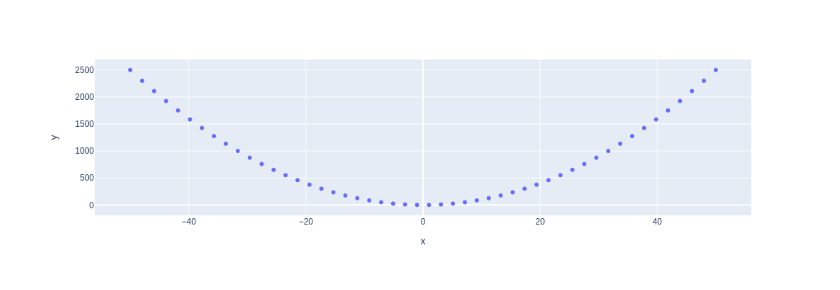
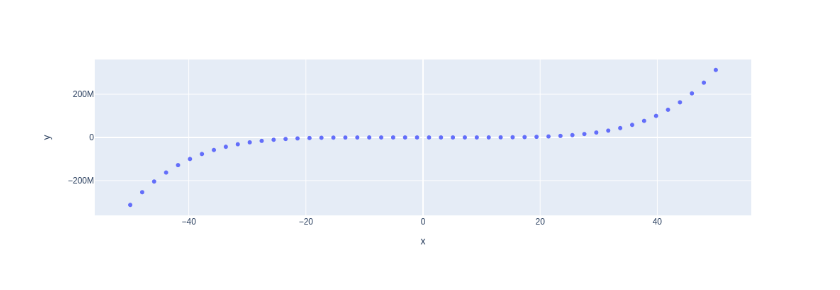
Before and after one commit to Donkey-1028/my-notebooks-repo, a Jupyter notebook: experiment1.ipynb, the cells around one changed output. Saved outputs shown, nothing was run; the diff lists cells and outputs as text; code cells hidden in the pictures.

```diff
--- a/experiment1.ipynb
+++ b/experiment1.ipynb
@@ -13,7 +13,7 @@ x = np.linspace(start=-50, stop=50)
 
 # y-axis data points
 
-y = x ** 2
+y = x ** 5
 
 
 
@@ -29 +28 @@ fig.show()
-[figure, old version]
+[figure, new version]
```
Also changed, not shown: parts of 1 cell of this notebook.
